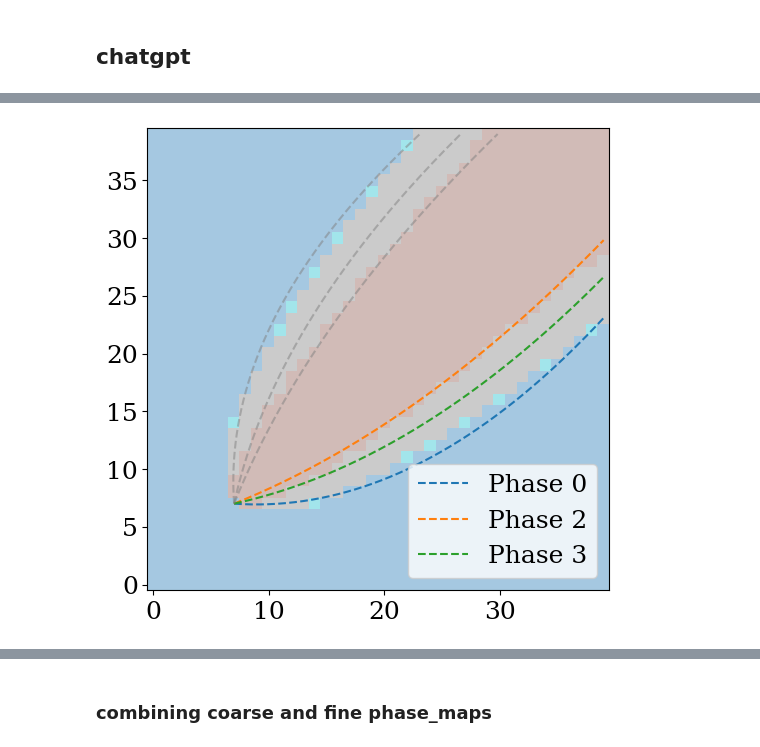
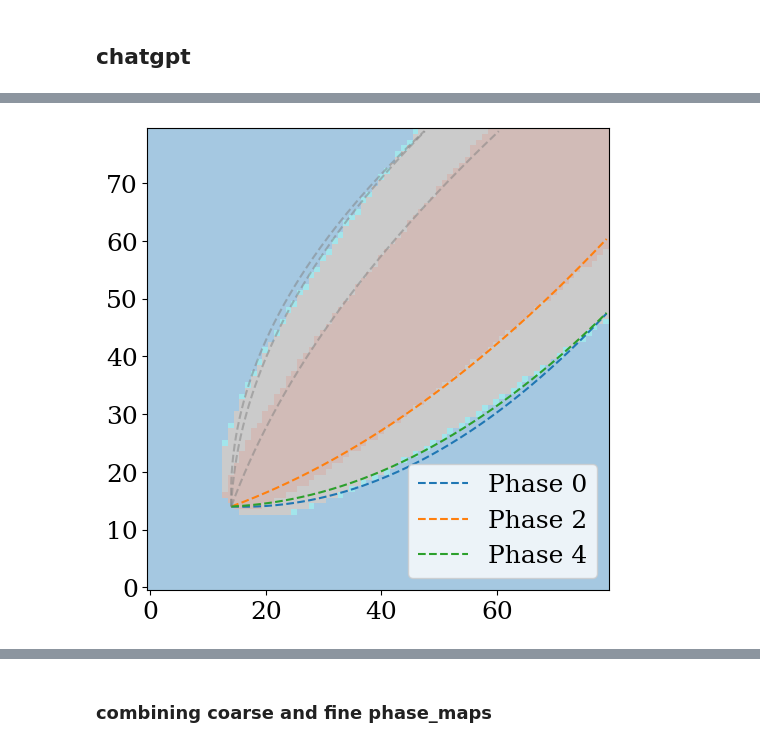
Before and after one commit to tmhabte/wlcsim_membrane, a Jupyter notebook: binder_diblock/paper_figures_dev.ipynb, the cells around one changed output, grey strips where cells are left out. Cells and saved outputs as stored; diff of their text form; code cells hidden in the pictures.

Commit message:
schem, phase diag

```diff
--- a/binder_diblock/paper_figures_dev.ipynb
+++ b/binder_diblock/paper_figures_dev.ipynb
@@ -998,10 +1962,18 @@ pa_vec = np.arange(0, nm, 1) / (nm-1)
 pb_vec = 1-pa_vec
 poly_marks = [pa_vec, pb_vec]
 
-# vryzmd
+# # vryzmd
+# mu_max_1 = -2.6#8#0.1 #10
+# mu_min_1 = -3#-9
+# del_mu_1 = .01#.5 #0.25
+# mu_max_2 = mu_max_1
+# mu_min_2 = mu_min_1
+# del_mu_2 = del_mu_1
+
+# vryzmd fine
 mu_max_1 = -2.6#8#0.1 #10
 mu_min_1 = -3#-9
-del_mu_1 = .01#.5 #0.25
+del_mu_1 = .005#.5 #0.25
 mu_max_2 = mu_max_1
 mu_min_2 = mu_min_1
 del_mu_2 = del_mu_1
@@ -1053,11 +2025,24 @@ k_vec = np.logspace(klog_min, klog_max, klog_num) / b
 #         phases = np.vstack((phases, result))
 
 
+# N = 5000
+# phi_p = 0.7
+# chi_AB_loaded = 13 / (phi_p * N)
+# phases = np.load("OABS_phases_arr_vryzmd_chiABphipNeq13N=5000.npy")
+# minF_arr = np.load("OABS_min_F_arr_vryzmd_chiABphipNeq13N=5000.npy")
+
 N = 5000
 phi_p = 0.7
 chi_AB_loaded = 13 / (phi_p * N)
-phases = np.load("OABS_phases_arr_vryzmd_chiABphipNeq13N=5000.npy")
-minF_arr = np.load("OABS_min_F_arr_vryzmd_chiABphipNeq13N=5000.npy")
+result_arr = np.load("OABS_phases_arr_veryzoom_fine_chiABphipNeq13N=5000.npy")
+# minF_arr = np.load("OABS_min_F_arr_vryzmd_chiABphipNeq13N=5000.npy")
+phases = np.array([])#np.zeros((len(mu1_arr), len(mu2_arr))) - 1
+# phz = np.array([])
+for i, result in enumerate(result_arr):
+    if len(phases)==0:
+        phases = result
+    else:
+        phases = np.vstack((phases, result))
 
 # N = 5000
 # phi_p = 0.7
@@ -1344,8 +2333,8 @@ diag_meeting_y-= 1
 diag_meeting_x-= 1
 
 for phase in unique_phases:
-    # if phase == 3:
-        # continue  # Skip phase 3
+    if phase == 3:
+        continue  # Skip phase 3
 
     mask = phase_map == phase
     phase_boundary_pts = []
@@ -1383,34 +2372,34 @@ for phase in unique_phases:
         x_shifted = x_fit - diag_meeting_x
         y_shifted = y_fit - diag_meeting_y
 
         # Fit polynomial through origin: y = a x^2 + b x (no constant)
         X_design = np.vstack([x_shifted**2, x_shifted]).T
         coeffs_no_const, _, _, _ = np.linalg.lstsq(X_design, y_shifted, rcond=None)
 
         # Define shifted polynomial function
         def poly_shifted(x):
             return coeffs_no_const[0] * x**2 + coeffs_no_const[1] * x
 
         # Generate x values for plot in shifted coordinates
         x_plot_shifted = np.linspace(x_shifted.min(), x_shifted.max(), 300)
         y_plot_shifted = poly_shifted(x_plot_shifted)
 
         # Shift back to original coordinates
         x_plot = x_plot_shifted + diag_meeting_x
         y_plot = y_plot_shifted + diag_meeting_y
 
         if np.max(np.abs(y_plot)) < 2 * phase_map.shape[0]:
             plt.plot(x_plot, y_plot, linestyle='--', label=f'Phase {phase}')
 
             # Reflect over y = x
             plt.plot(y_plot, x_plot, linestyle='--', color='gray', alpha=0.5)
     except Exception as e:
         print(f"Fit failed for Phase {phase}: {e}")
 # plt.scatter(9,8)
 plt.legend()
 plt.show()
 # %% [output]
-[figure, old version]
+[figure, new version]
 # %%
 # mu2_arr
 # %% [output]
```
Also changed, not shown: parts of 36 cells of this notebook.
